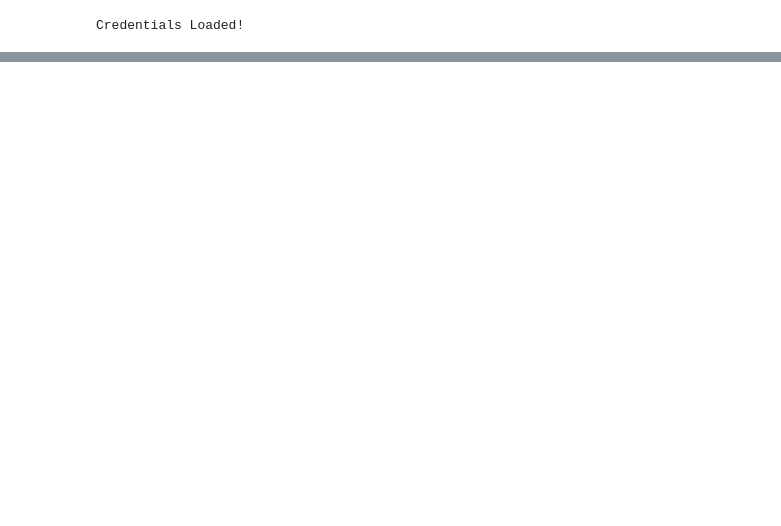
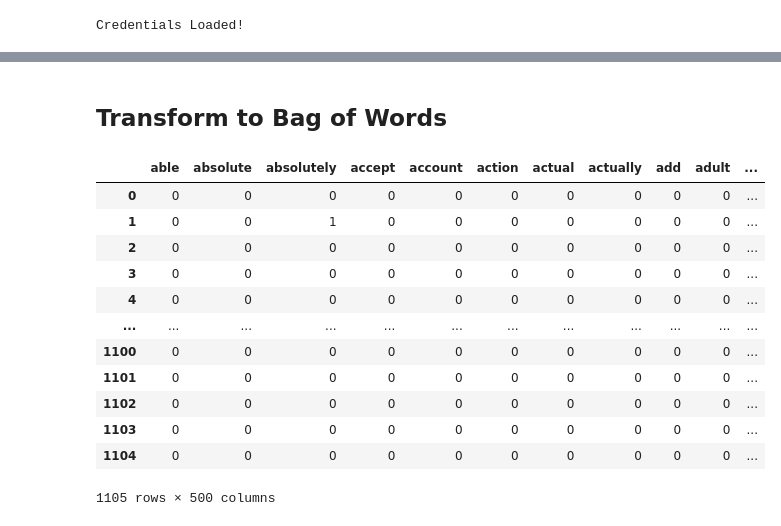
Before and after one commit to montuyajoel/IRL-Renewable-Energy-Forecasting, a Jupyter notebook: Sentiment Analysis - Energy.ipynb, the cells around one changed output, grey strips where cells are left out. Drawn from its saved outputs; the diff is of its cells as text; code cells hidden in the pictures; blank space fills up the shorter version.

```diff
--- a/Sentiment Analysis - Energy.ipynb
+++ b/Sentiment Analysis - Energy.ipynb
@@ -137,7 +226,35 @@ def custom_preprocessor(text):
+# %% [markdown]
+## Transform to Bag of Words
 # %%
+# Use CountVectorizer
+vectorizer=CountVectorizer(stop_words='english',
+                        max_df = .1, # Ignore words that appear in more than 10% of the document - treat them as too common to be useful
+                        max_features = 500) # Top 500 words
+
 # Apply custom cleaning to each comment
-cleaned_comments = sentiments_df['comment'].apply(custom_preprocessor)
+cleaned_comments = sentiments_df['comment'].apply(custom_preprocessor, process='all')
+
+# Fit transform Data for vectorizer
 X = vectorizer.fit_transform(cleaned_comments)
+
+# Get Feature names
 feature_names = vectorizer.get_feature_names_out()
+
+# Revert data back to dataframe
 X_df = pd.DataFrame(X.toarray(), columns=feature_names)
-sentiments_df_with_tokens = sentiments_df.join(X_df)
+
+X_df
+# %% [output]
+|  | able | absolute | absolutely | accept | account | action | actual | actually | add | adult | ... |
+| 0 | 0 | 0 | 0 | 0 | 0 | 0 | 0 | 0 | 0 | 0 | ... |
+| 1 | 0 | 0 | 1 | 0 | 0 | 0 | 0 | 0 | 0 | 0 | ... |
+| 2 | 0 | 0 | 0 | 0 | 0 | 0 | 0 | 0 | 0 | 0 | ... |
+| 3 | 0 | 0 | 0 | 0 | 0 | 0 | 0 | 0 | 0 | 0 | ... |
+| 4 | 0 | 0 | 0 | 0 | 0 | 0 | 0 | 0 | 0 | 0 | ... |
+| ... | ... | ... | ... | ... | ... | ... | ... | ... | ... | ... | ... |
+| 1100 | 0 | 0 | 0 | 0 | 0 | 0 | 0 | 0 | 0 | 0 | ... |
+| 1101 | 0 | 0 | 0 | 0 | 0 | 0 | 0 | 0 | 0 | 0 | ... |
+| 1102 | 0 | 0 | 0 | 0 | 0 | 0 | 0 | 0 | 0 | 0 | ... |
+| 1103 | 0 | 0 | 0 | 0 | 0 | 0 | 0 | 0 | 0 | 0 | ... |
+| 1104 | 0 | 0 | 0 | 0 | 0 | 0 | 0 | 0 | 0 | 0 | ... |
+1105 rows × 500 columns
```
Also changed, not shown: parts of 36 cells of this notebook, 1 other file.
